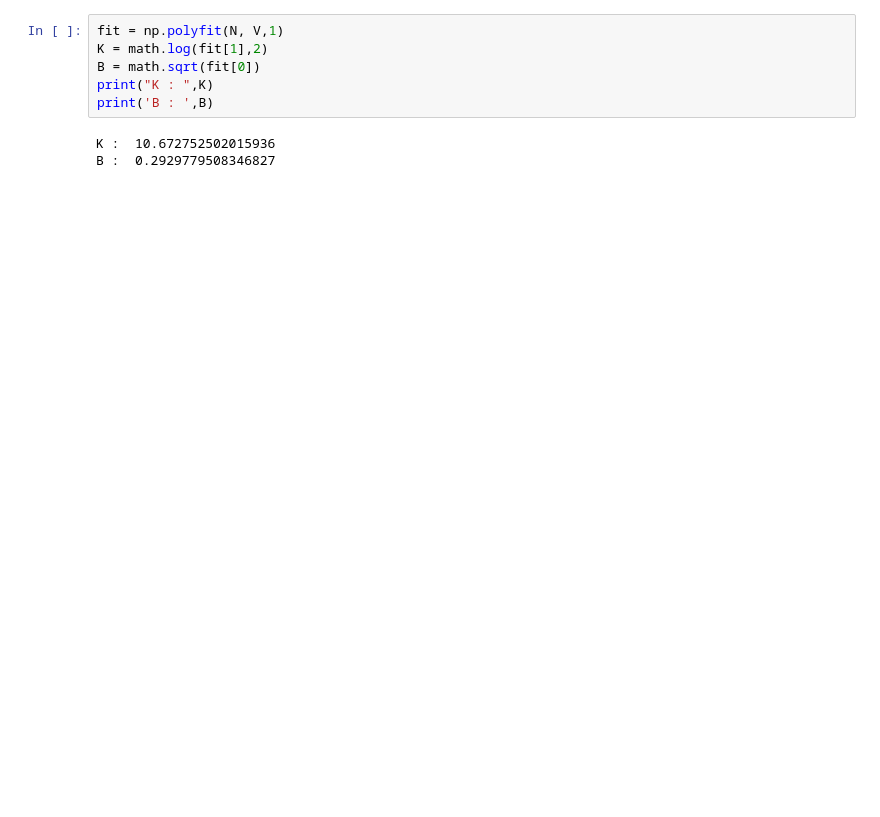
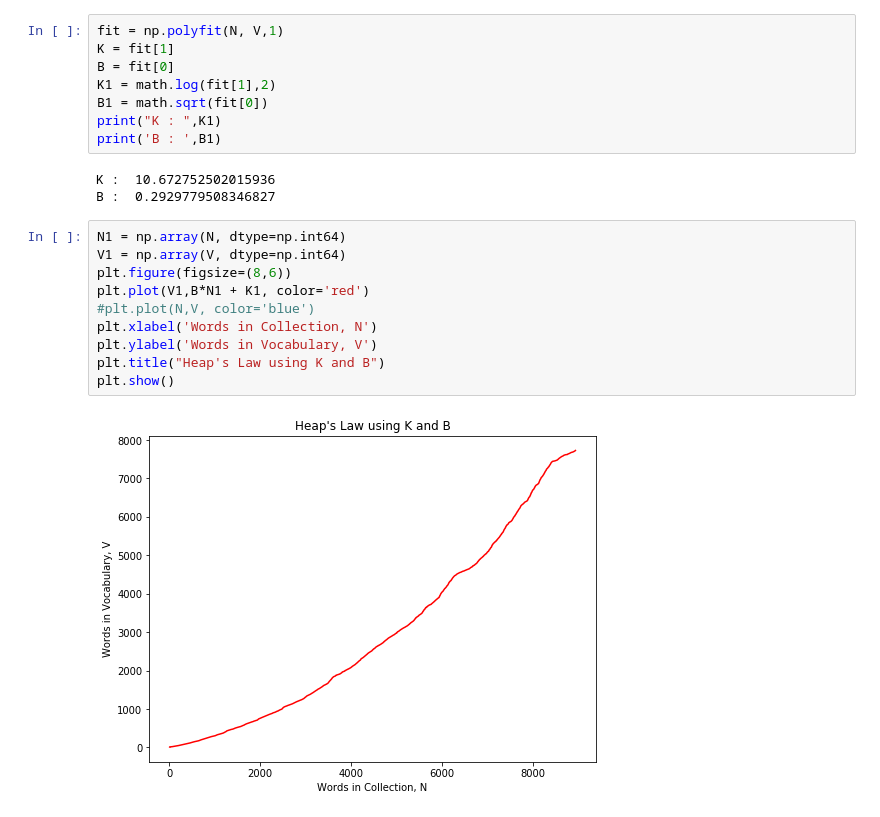
Before and after one commit to Chamanvir/NLP, a Jupyter notebook: 17210030.ipynb, the cells around one changed output. Drawn from its saved outputs; the diff is of its cells as text; blank space fills up the shorter version.

```diff
--- a/17210030.ipynb
+++ b/17210030.ipynb
@@ -109,10 +113,24 @@ plt.show()
 #### Estimating K and B
 # %%
 fit = np.polyfit(N, V,1)
-K = math.log(fit[1],2)
-B = math.sqrt(fit[0])
-print("K : ",K)
-print('B : ',B)
+K = fit[1]
+B = fit[0]
+K1 = math.log(fit[1],2)
+B1 = math.sqrt(fit[0])
+print("K : ",K1)
+print('B : ',B1)
 # %% [output]
 K :  10.672752502015936
 B :  0.2929779508346827
+# %%
+N1 = np.array(N, dtype=np.int64)
+V1 = np.array(V, dtype=np.int64)
+plt.figure(figsize=(8,6))
+plt.plot(V1,B*N1 + K1, color='red')
+#plt.plot(N,V, color='blue')
+plt.xlabel('Words in Collection, N')
+plt.ylabel('Words in Vocabulary, V')
+plt.title("Heap's Law using K and B")
+plt.show()
+# %% [output]
+[figure, added]
```
Also changed, not shown: parts of 4 cells of this notebook.
